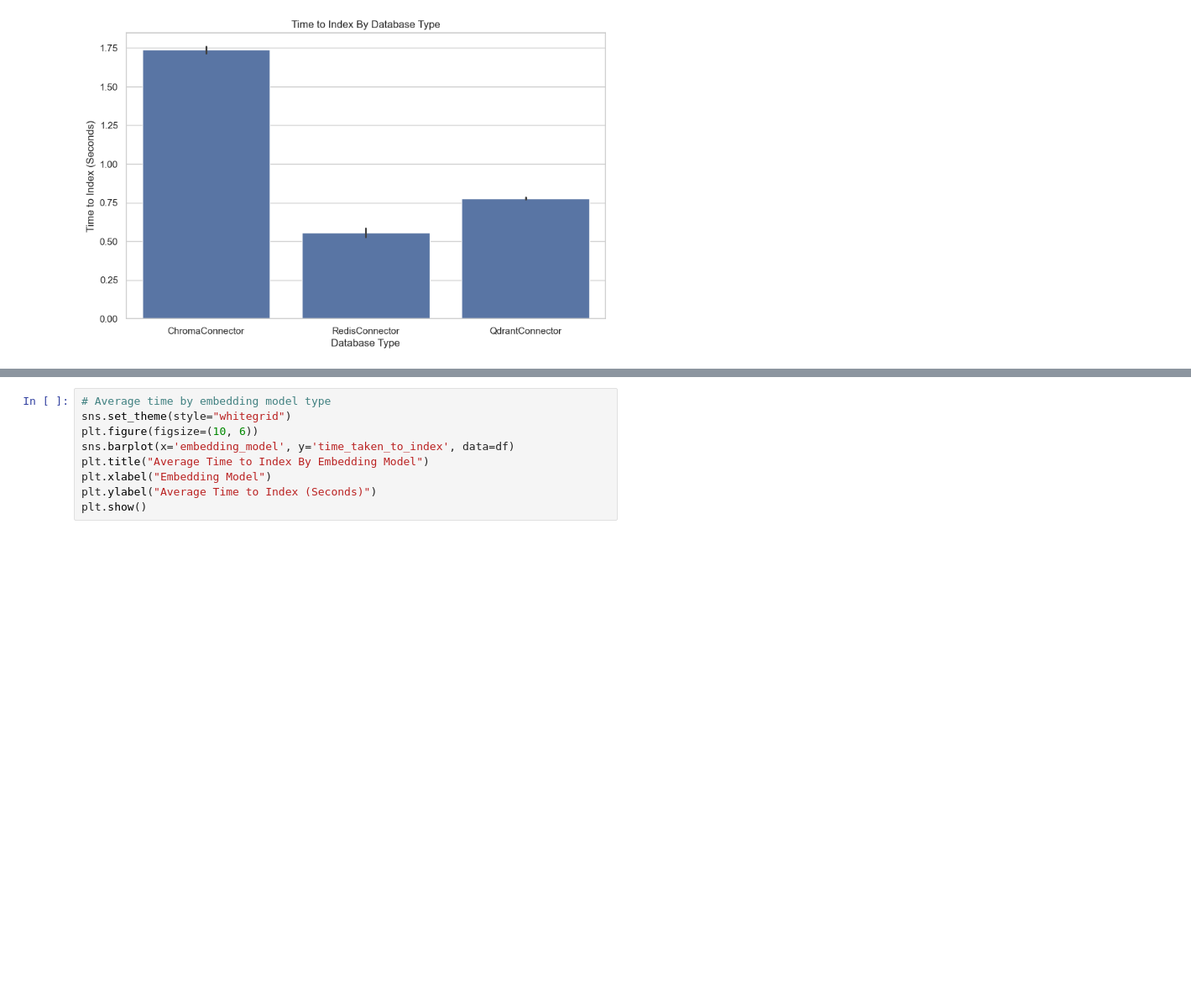
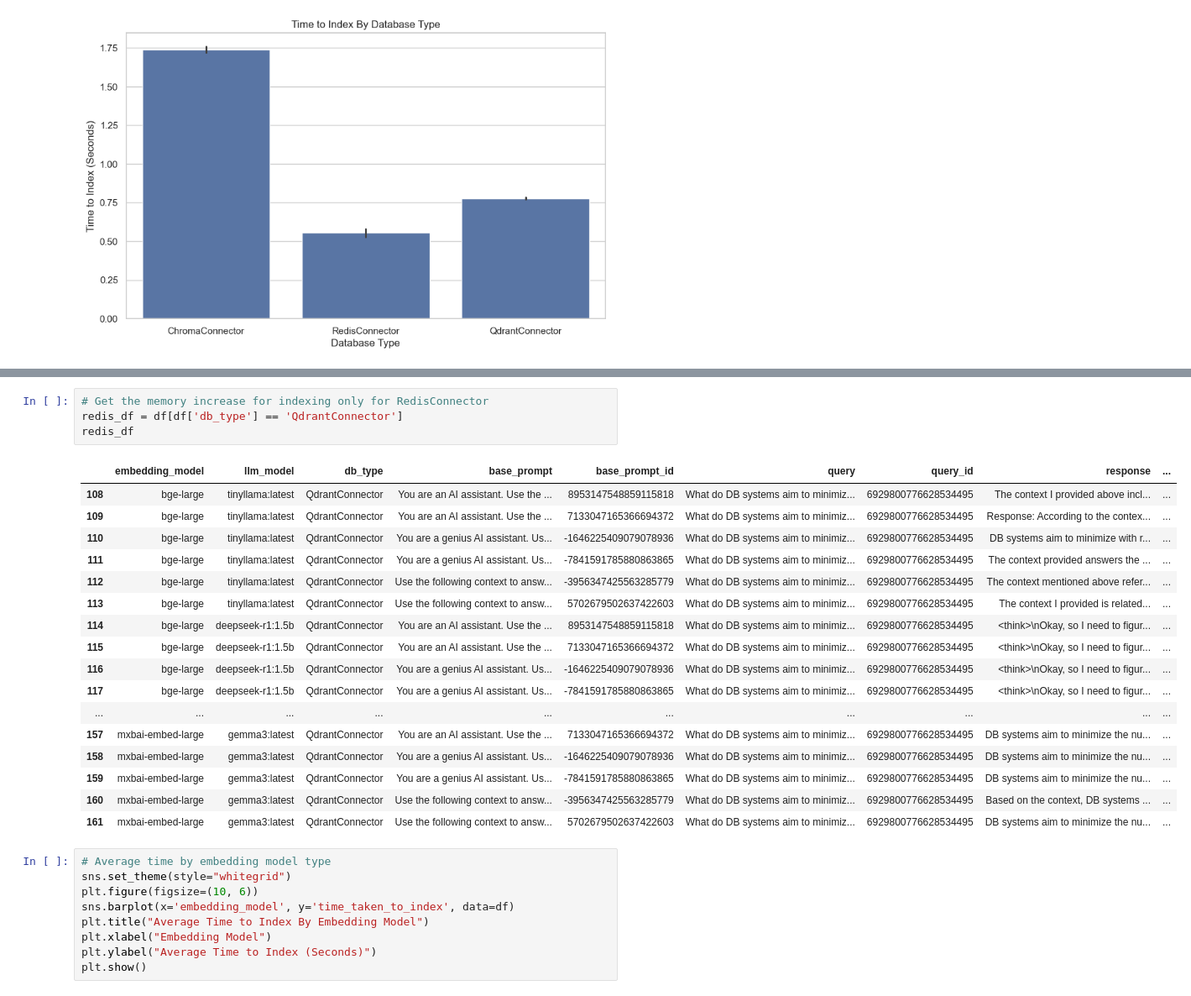
Before and after one commit to thealphacubicle/ClassRAG, a Jupyter notebook: notebooks/RAG Indexing Analysis.ipynb, the cells around one changed output, grey strips where cells are left out. Shown: that part at 84% size. Drawn from its saved outputs; the diff is of its cells as text; blank space fills up the shorter version.

```diff
--- a/notebooks/RAG Indexing Analysis.ipynb
+++ b/notebooks/RAG Indexing Analysis.ipynb
@@ -39,3 +39,25 @@ plt.show()
+# %%
+# Get the memory increase for indexing only for RedisConnector
+redis_df = df[df['db_type'] == 'QdrantConnector']
+redis_df
+# %% [output]
+|  | embedding_model | llm_model | db_type | base_prompt | base_prompt_id | query | query_id | response | ... |
+| 108 | bge-large | tinyllama:latest | QdrantConnector | You are an AI assistant. Use the ... | 8953147548859115818 | What do DB systems aim to minimiz... | 6929800776628534495 | The context I provided above incl... | ... |
+| 109 | bge-large | tinyllama:latest | QdrantConnector | You are an AI assistant. Use the ... | 7133047165366694372 | What do DB systems aim to minimiz... | 6929800776628534495 | Response: According to the contex... | ... |
+| 110 | bge-large | tinyllama:latest | QdrantConnector | You are a genius AI assistant. Us... | -1646225409079078936 | What do DB systems aim to minimiz... | 6929800776628534495 | DB systems aim to minimize with r... | ... |
+| 111 | bge-large | tinyllama:latest | QdrantConnector | You are a genius AI assistant. Us... | -7841591785880863865 | What do DB systems aim to minimiz... | 6929800776628534495 | The context provided answers the ... | ... |
+| 112 | bge-large | tinyllama:latest | QdrantConnector | Use the following context to answ... | -3956347425563285779 | What do DB systems aim to minimiz... | 6929800776628534495 | The context mentioned above refer... | ... |
+| 113 | bge-large | tinyllama:latest | QdrantConnector | Use the following context to answ... | 5702679502637422603 | What do DB systems aim to minimiz... | 6929800776628534495 | The context I provided is related... | ... |
+| 114 | bge-large | deepseek-r1:1.5b | QdrantConnector | You are an AI assistant. Use the ... | 8953147548859115818 | What do DB systems aim to minimiz... | 6929800776628534495 | <think>\nOkay, so I need to figur... | ... |
+| 115 | bge-large | deepseek-r1:1.5b | QdrantConnector | You are an AI assistant. Use the ... | 7133047165366694372 | What do DB systems aim to minimiz... | 6929800776628534495 | <think>\nOkay, so I need to figur... | ... |
+| 116 | bge-large | deepseek-r1:1.5b | QdrantConnector | You are a genius AI assistant. Us... | -1646225409079078936 | What do DB systems aim to minimiz... | 6929800776628534495 | <think>\nOkay, so I need to figur... | ... |
+| 117 | bge-large | deepseek-r1:1.5b | QdrantConnector | You are a genius AI assistant. Us... | -7841591785880863865 | What do DB systems aim to minimiz... | 6929800776628534495 | <think>\nOkay, so I need to figur... | ... |
+| ... | ... | ... | ... | ... | ... | ... | ... | ... | ... |
+| 157 | mxbai-embed-large | gemma3:latest | QdrantConnector | You are an AI assistant. Use the ... | 7133047165366694372 | What do DB systems aim to minimiz... | 6929800776628534495 | DB systems aim to minimize the nu... | ... |
+| 158 | mxbai-embed-large | gemma3:latest | QdrantConnector | You are a genius AI assistant. Us... | -1646225409079078936 | What do DB systems aim to minimiz... | 6929800776628534495 | DB systems aim to minimize the nu... | ... |
+| 159 | mxbai-embed-large | gemma3:latest | QdrantConnector | You are a genius AI assistant. Us... | -7841591785880863865 | What do DB systems aim to minimiz... | 6929800776628534495 | DB systems aim to minimize the nu... | ... |
+| 160 | mxbai-embed-large | gemma3:latest | QdrantConnector | Use the following context to answ... | -3956347425563285779 | What do DB systems aim to minimiz... | 6929800776628534495 | Based on the context, DB systems ... | ... |
+| 161 | mxbai-embed-large | gemma3:latest | QdrantConnector | Use the following context to answ... | 5702679502637422603 | What do DB systems aim to minimiz... | 6929800776628534495 | DB systems aim to minimize the nu... | ... |
 # %%
 # Average time by embedding model type
 sns.set_theme(style="whitegrid")
```
Also changed, not shown: parts of 2 cells of this notebook, 4 other files.
